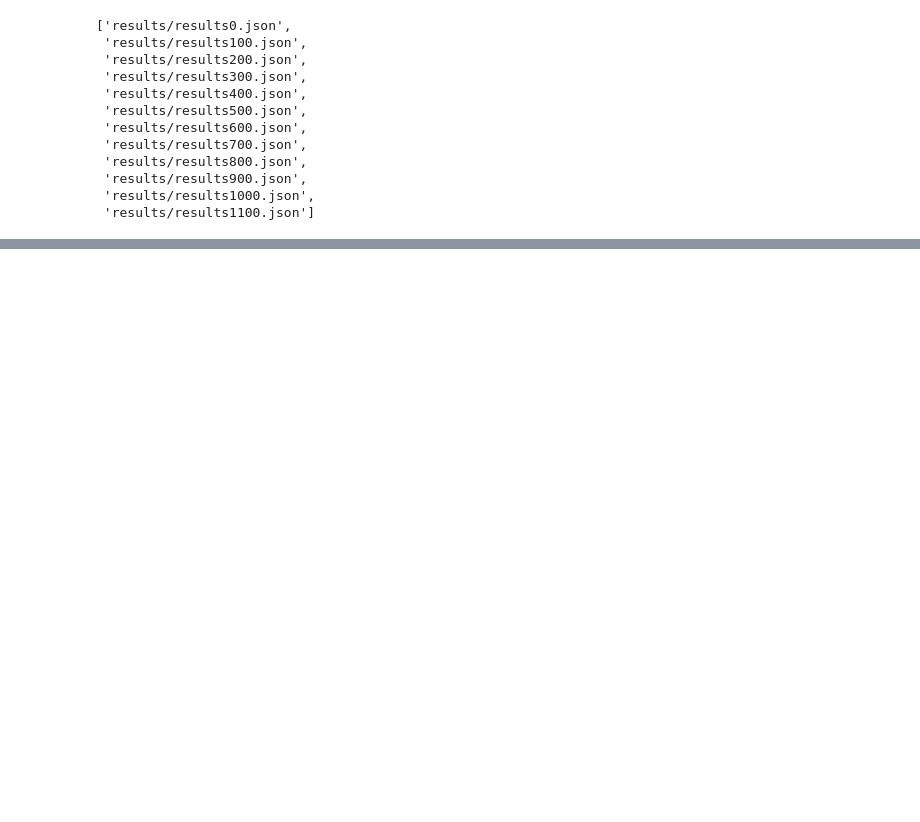
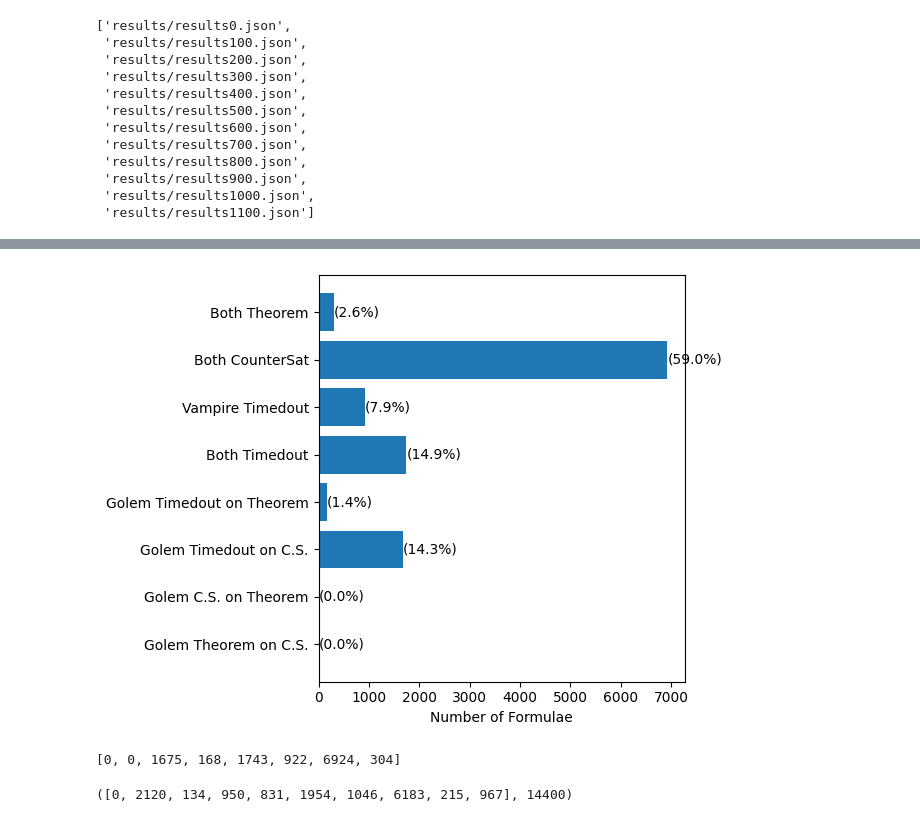
Before and after one commit to Dijereo/gradedmodal, a Jupyter notebook: eval/analysis.ipynb, the cells around one changed output, grey strips where cells are left out. Drawn from its saved outputs; the diff is of its cells as text; code cells hidden in the pictures; blank space fills up the shorter version.

```diff
--- a/eval/analysis.ipynb
+++ b/eval/analysis.ipynb
@@ -56,0 +119,27 @@ for data, file in zip(fulldata[-2:], FILES[-2:]):
+# %%
+labels = [*reversed(['Both Theorem', 'Both CounterSat', 'Vampire Timedout',
+    'Both Timedout', 'Golem Timedout on Theorem', 'Golem Timedout on C.S.',
+    'Golem C.S. on Theorem', 'Golem Theorem on C.S.'])]
+values = [*reversed([ncsat, bcsat, vtimeouts,btimeouts,  gtothm, gtocs, vcsat, gcsat])]
+
+bars = plt.barh(labels, values)
+plt.xlabel("Number of Formulae")
+# plt.title("")
+
+percentages = [v*100/sum(values) for v in values]
+
+for bar, val, pct in zip(bars, values, percentages):
+    plt.text(
+        bar.get_width() + 1,
+        bar.get_y() + bar.get_height()/2,
+        f"({pct:.1f}%)",
+        va='center'
+    )
+
+plt.tight_layout()
+plt.savefig("charts/correct_bar_rdnf.png", dpi=300, bbox_inches="tight")
+plt.show()
+print(values)
+# %% [output]
+[figure, added]
+[0, 0, 1675, 168, 1743, 922, 6924, 304]
@@ -56,0 +193,5 @@ for data, file in zip(fulldata[-2:], FILES[-2:]):
+# %%
+values = [pendings, btimeouts, vtogthm, vtogcs, gtovthm, gtovcs, gfastthm, gfastcs, vfastthm, vfastcs]
+values, sum(values)
+# %% [output]
+([0, 2120, 134, 950, 831, 1954, 1046, 6183, 215, 967], 14400)
```
Also changed, not shown: parts of 24 cells of this notebook, 20 other files.
